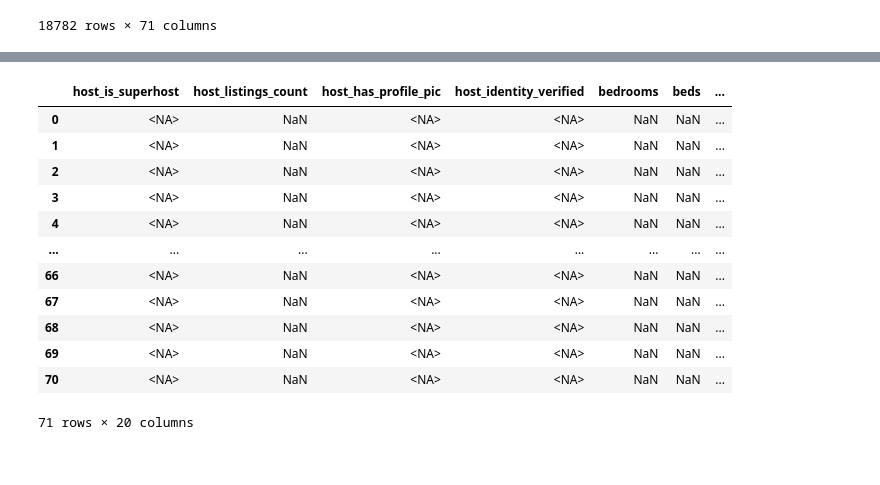
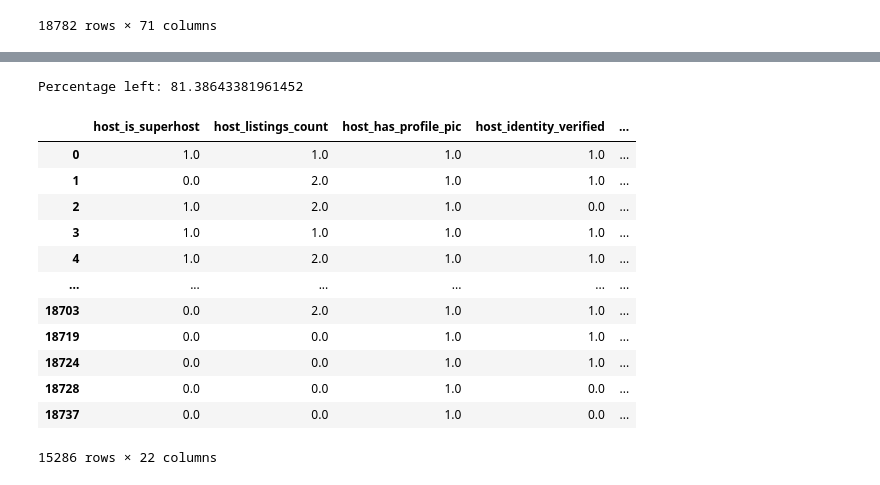
Before and after one commit to Tetawex/python_stuff, a Jupyter notebook: exploratory_analysis.ipynb, the cells around one changed output, grey strips where cells are left out. Saved outputs shown, nothing was run; the diff lists cells and outputs as text; code cells hidden in the pictures.

```diff
--- a/exploratory_analysis.ipynb
+++ b/exploratory_analysis.ipynb
@@ -182,19 +158,27 @@ host_identity_verified
-# %%
-# Убираем выбросы по цене
-df = df.where(df['price'] > 300)
-display(df)
-# df.describe()
-# %% [output]
-|  | host_is_superhost | host_listings_count | host_has_profile_pic | host_identity_verified | bedrooms | beds | ... |
-| 0 | <NA> | NaN | <NA> | <NA> | NaN | NaN | ... |
-| 1 | <NA> | NaN | <NA> | <NA> | NaN | NaN | ... |
-| 2 | <NA> | NaN | <NA> | <NA> | NaN | NaN | ... |
-| 3 | <NA> | NaN | <NA> | <NA> | NaN | NaN | ... |
-| 4 | <NA> | NaN | <NA> | <NA> | NaN | NaN | ... |
-| ... | ... | ... | ... | ... | ... | ... | ... |
-| 66 | <NA> | NaN | <NA> | <NA> | NaN | NaN | ... |
-| 67 | <NA> | NaN | <NA> | <NA> | NaN | NaN | ... |
-| 68 | <NA> | NaN | <NA> | <NA> | NaN | NaN | ... |
-| 69 | <NA> | NaN | <NA> | <NA> | NaN | NaN | ... |
-| 70 | <NA> | NaN | <NA> | <NA> | NaN | NaN | ... |
-71 rows × 20 columns
+# %%
+# Убираем пропущенные
+no_na_df = df.dropna()
+print('Percentage left: ' + str(100 * (len(no_na_df)/len(df))))
+df = no_na_df
+
+# Дропаем листинги дороже 1000 долларов за ночь - их мало
+under_1k = df.where(df['price'].le(1000))
+df=under_1k
+
+display(df)
+# df.describe()
+# %% [output]
+Percentage left: 81.38643381961452
+|  | host_is_superhost | host_listings_count | host_has_profile_pic | host_identity_verified | ... |
+| 0 | 1.0 | 1.0 | 1.0 | 1.0 | ... |
+| 1 | 0.0 | 2.0 | 1.0 | 1.0 | ... |
+| 2 | 1.0 | 2.0 | 1.0 | 0.0 | ... |
+| 3 | 1.0 | 1.0 | 1.0 | 1.0 | ... |
+| 4 | 1.0 | 2.0 | 1.0 | 1.0 | ... |
+| ... | ... | ... | ... | ... | ... |
+| 18703 | 0.0 | 2.0 | 1.0 | 1.0 | ... |
+| 18719 | 0.0 | 0.0 | 1.0 | 1.0 | ... |
+| 18724 | 0.0 | 0.0 | 1.0 | 1.0 | ... |
+| 18728 | 0.0 | 0.0 | 1.0 | 0.0 | ... |
+| 18737 | 0.0 | 0.0 | 1.0 | 0.0 | ... |
+15286 rows × 22 columns
```
Also changed, not shown: parts of 9 cells of this notebook, 3 other files.
